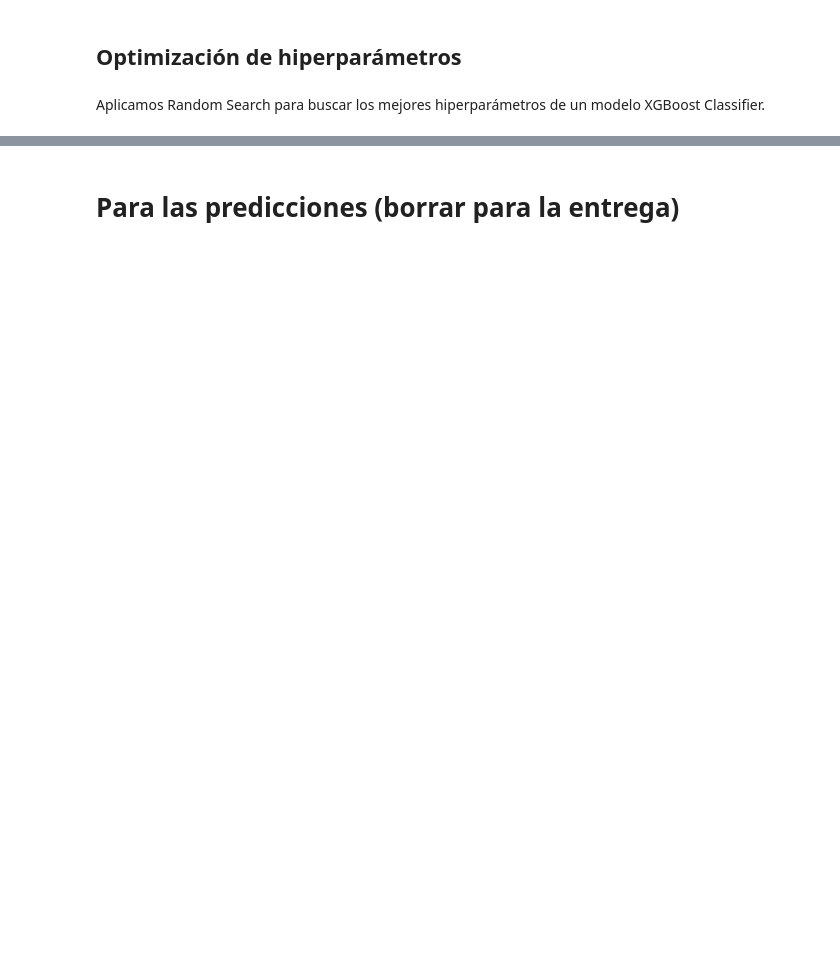
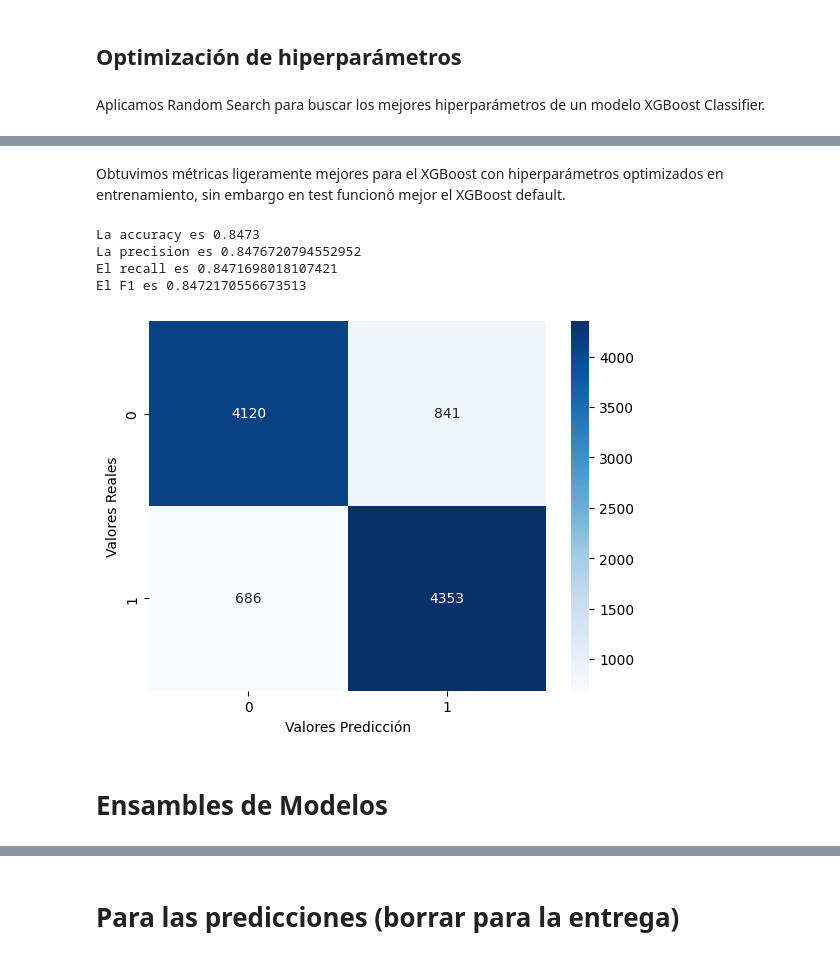
Before and after one commit to mrinkspot/Data-Science-and-Machine-Learning-Projects, a Jupyter notebook: TP2/7506R_TP2_GRUPO20_ENTREGA_N1.ipynb, the cells around one changed output, grey strips where cells are left out. Cells and saved outputs as stored; diff of their text form; code cells hidden in the pictures; blank space fills up the shorter version.

```diff
--- a/TP2/7506R_TP2_GRUPO20_ENTREGA_N1.ipynb
+++ b/TP2/7506R_TP2_GRUPO20_ENTREGA_N1.ipynb
@@ -423,22 +430,3 @@ y_pred_xgb_tranf = label_encoder.inverse_transform(y_pred)
 ## Optimización de hiperparámetros
 # %% [markdown]
 Aplicamos Random Search para buscar los mejores hiperparámetros de un modelo XGBoost Classifier.
-# %%
-params = {
-    'xgbclassifier__learning_rate':    [0.05, 0.3],
-    'xgbclassifier__max_depth':        [5, 16, 5],
-    'xgbclassifier__min_child_weight': [1, 10, 1],
-    'xgbclassifier__colsample_bytree': [0.3, 1],
-    'xgbclassifier__subsample':        [0.4, 1],
-    'xgbclassifier__n_estimators':     [5, 10, 15, 20],
-    'xgbclassifier__reg_alpha':        [0, 0.001, 0.005, 0.01, 0.05],
-    'xgbclassifier__gamma':            [0, 0.005, 0.01, 0.05, 1]
-}
-pipeline= make_pipeline(TfidfVectorizer(stop_words=stopwords), xgb.XGBClassifier())
-random_search=   RandomizedSearchCV(pipeline, params,scoring="f1",cv=5)
-random_search.fit(X_train, y_train_tranf)
-
-
-#Obtenemos el mejor modelo y los mejores parámetros
-mejor_modelo_xgb_cv = random_search.best_estimator_
-mejores_parametros_xgb_cv = random_search.best_params_
@@ -501,0 +433,19 @@ df_submission.to_csv('submissions/xgboost/xgb_model_1.csv', index=False)
+# %%
+parametros_xgboost = {
+    'xgbclassifier__learning_rate': [0.05, 0.1, 0.2],
+    'xgbclassifier__max_depth': [3, 5, 7],
+    'xgbclassifier__n_estimators': [50, 100, 150],
+    'xgbclassifier__gamma': [0, 0.1, 0.2],
+    'xgbclassifier__subsample': [0.6, 0.8, 1.0],
+    'xgbclassifier__colsample_bytree': [0.6, 0.8, 1.0]
+}
+pipeline= make_pipeline(TfidfVectorizer(stop_words=stopwords), xgb.XGBClassifier())
+random_search=   RandomizedSearchCV(pipeline, parametros_xgboost,scoring="f1",cv=5)
+random_search.fit(X_train, y_train_encoded)
+
+mejores_parametros = random_search.best_params_
+mejor_puntaje = random_search.best_score_
+mejor_modelo_xgb = random_search.best_estimator_
+
+print(f"Mejores parametros: {mejores_parametros}")
+print(f"Mejor puntaje: {mejor_puntaje}")
@@ -501,0 +455,2 @@ df_submission.to_csv('submissions/xgboost/xgb_model_1.csv', index=False)
+# %%
+mejor_modelo_xgb.fit(X_train, y_train_encoded)
@@ -501,0 +478,14 @@ df_submission.to_csv('submissions/xgboost/xgb_model_1.csv', index=False)
+# %% [markdown]
+Obtuvimos métricas ligeramente mejores para el XGBoost con hiperparámetros optimizados en entrenamiento, sin embargo en test funcionó mejor el XGBoost default.
+# %%
+y_pred_encoded = mejor_modelo_xgb.predict(X_test)
+y_pred = encoder.inverse_transform(y_pred_encoded)
+mostrar_metricas(y_test, y_pred)
+# %% [output]
+La accuracy es 0.8473
+La precision es 0.8476720794552952
+El recall es 0.8471698018107421
+El F1 es 0.8472170556673513
+[figure, added]
+# %% [markdown]
+# Ensambles de Modelos
```
Also changed, not shown: parts of 114 cells of this notebook.
